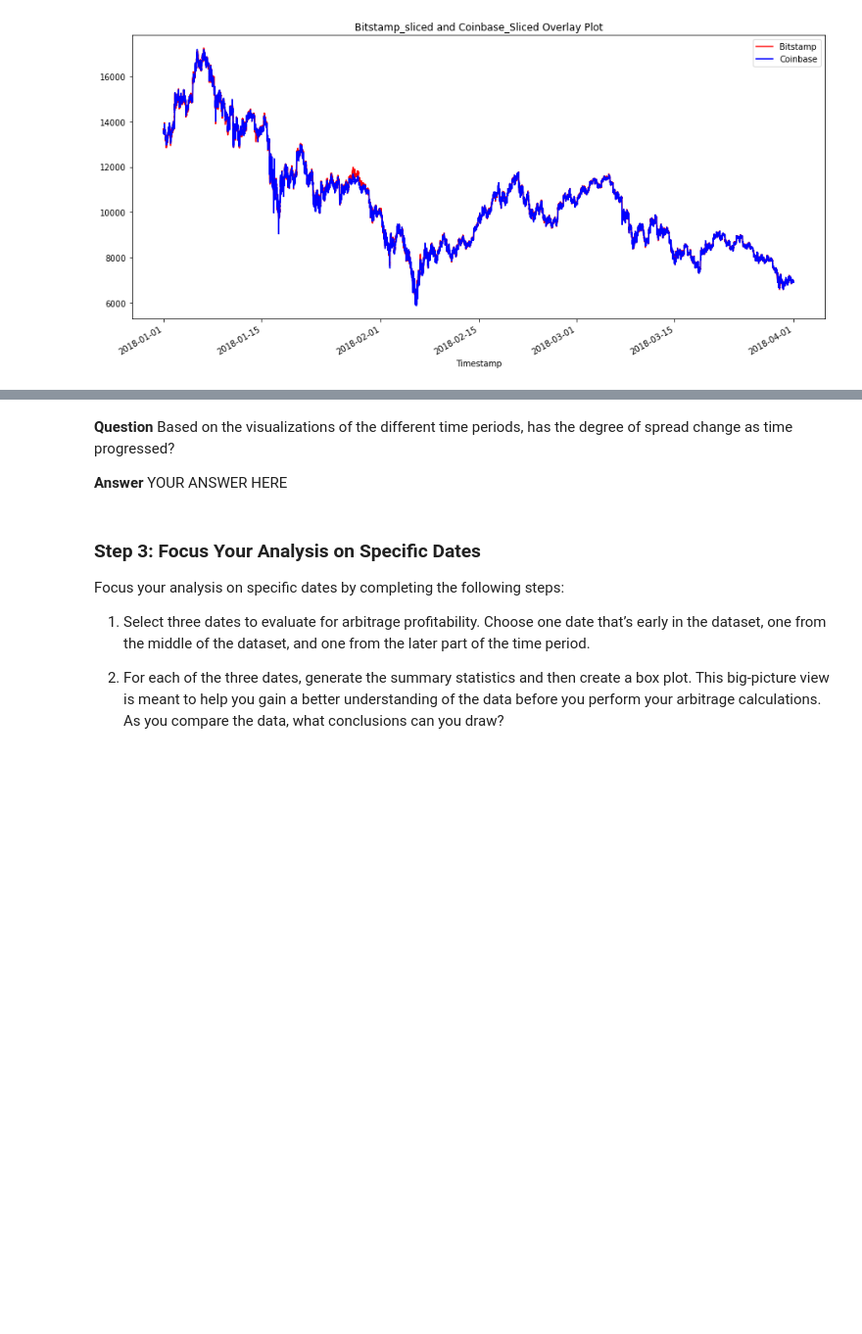
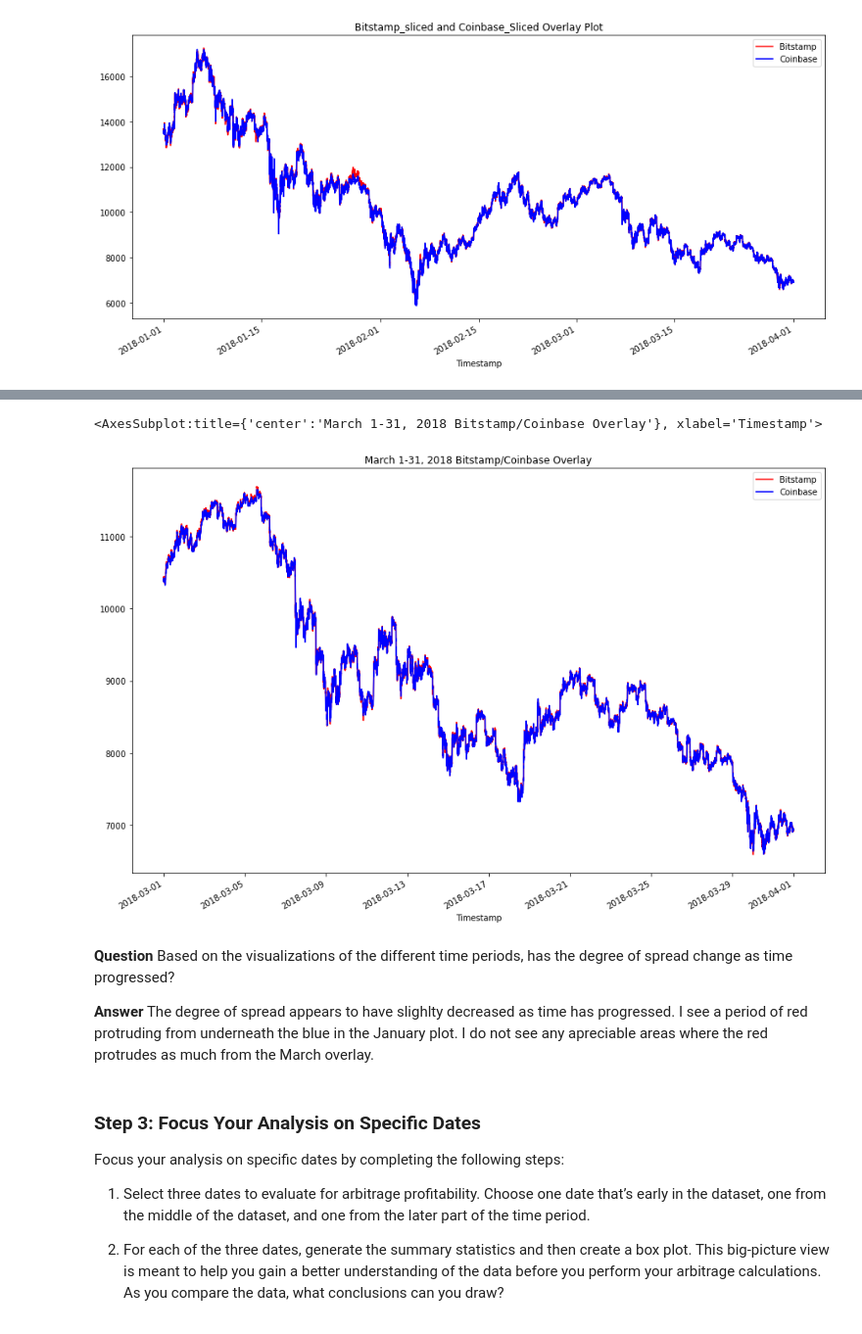
Before and after one commit to DigitalGoldRush/Module_3_Challenge, a Jupyter notebook: Module 3 Challenge/Starter_Code/crypto_arbitrage.ipynb, the cells around one changed output, grey strips where cells are left out. Shown at 98% size. Saved outputs shown, nothing was run; the diff lists cells and outputs as text; code cells hidden in the pictures; blank space fills up the shorter version.

```diff
--- a/Module 3 Challenge/Starter_Code/crypto_arbitrage.ipynb
+++ b/Module 3 Challenge/Starter_Code/crypto_arbitrage.ipynb
@@ -324,12 +330,18 @@ coinbase_sliced['Close'].plot(legend=True, figsize=(15, 7), color="blue", label=
 # %%
 # Using the loc and plot functions, create an overlay plot that visualizes
 # the price action of both DataFrames for a one month period later in the dataset
 # Be sure to include the parameters: legend, figure size, title, and color and label
-# YOUR CODE HERE
+bitstamp_sliced['Close'].loc['2018-03-01' : '2018-03-31'].plot(
+    legend=True, figsize=(15, 10), title="March 1-31, 2018 Bitstamp/Coinbase Overlay", color="red", label="Bitstamp")
+coinbase_sliced['Close'].loc['2018-03-01' : '2018-03-31'].plot(
+    legend=True, figsize=(15, 10), color="blue", label="Coinbase")
+# %% [output]
+<AxesSubplot:title={'center':'March 1-31, 2018 Bitstamp/Coinbase Overlay'}, xlabel='Timestamp'>
+[figure, added]
 # %% [markdown]
 **Question** Based on the visualizations of the different time periods, has the degree of spread change as time progressed?
 
-**Answer** YOUR ANSWER HERE
+**Answer** The degree of spread appears to have slighlty decreased as time has progressed. I see a period of red protruding from underneath the blue in the January plot. I do not see any apreciable areas where the red protrudes as much from the March overlay.
 # %% [markdown]
 ### Step 3: Focus Your Analysis on Specific Dates
 
```
Also changed, not shown: parts of 5 cells of this notebook.
